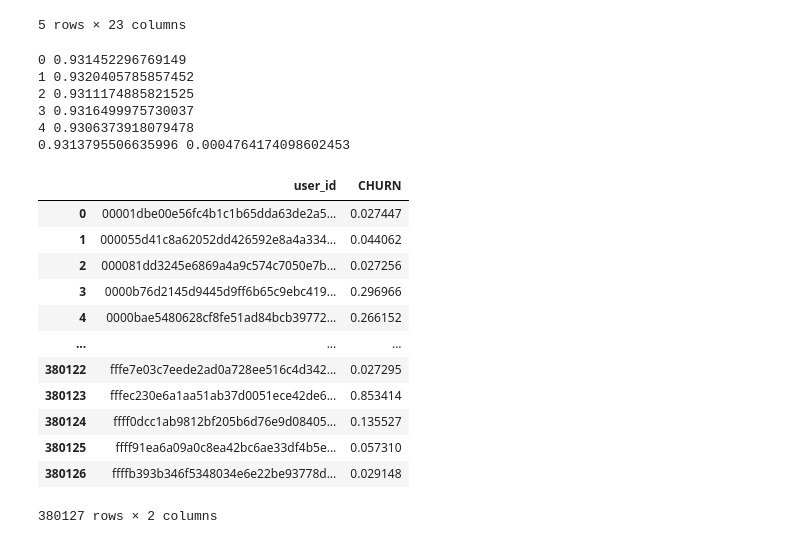
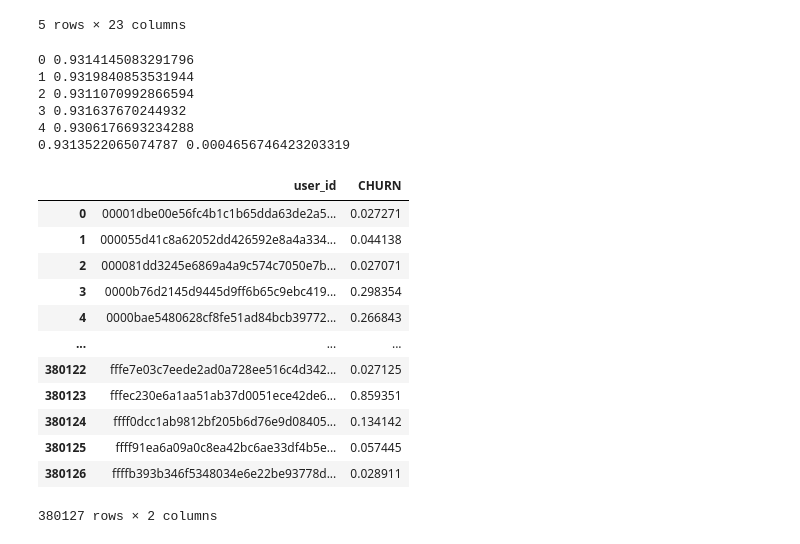
Before and after one commit to feeeper/zindi-expresso-churn-prediction-challenge, a Jupyter notebook: stacking.ipynb, the cells around one changed output. Saved outputs shown, nothing was run; the diff lists cells and outputs as text; code cells hidden in the pictures.

```diff
--- a/stacking.ipynb
+++ b/stacking.ipynb
@@ -33,6 +35,8 @@ df4 = pd.read_csv("./data/train_pred_4.csv")
 df4.columns = ["id", "pred_4"]
 df5 = pd.read_csv("./data/train_pred_5.csv")
 df5.columns = ["id", "pred_5"]
+df6 = pd.read_csv("./data/train_pred_6.csv")
+df6.columns = ["id", "pred_6"]
 
 df_test1 = pd.read_csv("./data/test_pred_1.csv")
 df_test1.columns = ["id", "pred_1"]
@@ -44,18 +48,22 @@ df_test4 = pd.read_csv("./data/test_pred_4.csv")
 df_test4.columns = ["id", "pred_4"]
 df_test5 = pd.read_csv("./data/test_pred_5.csv")
 df_test5.columns = ["id", "pred_5"]
+df_test6 = pd.read_csv("./data/test_pred_6.csv")
+df_test6.columns = ["id", "pred_6"]
 
 df = df.merge(df1, left_on="user_id", right_on='id', how="left")
 df = df.merge(df2, left_on="user_id", right_on='id', how="left")
 df = df.merge(df3, left_on="user_id", right_on='id', how="left")
 df = df.merge(df4, left_on="user_id", right_on='id', how="left")
 df = df.merge(df5, left_on="user_id", right_on='id', how="left")
+df = df.merge(df6, left_on="user_id", right_on='id', how="left")
 
 df_test = df_test.merge(df_test1, left_on="user_id", right_on='id', how="left")
 df_test = df_test.merge(df_test2, left_on="user_id", right_on='id', how="left")
 df_test = df_test.merge(df_test3, left_on="user_id", right_on='id', how="left")
 df_test = df_test.merge(df_test4, left_on="user_id", right_on='id', how="left")
 df_test = df_test.merge(df_test5, left_on="user_id", right_on='id', how="left")
+df_test = df_test.merge(df_test6, left_on="user_id", right_on='id', how="left")
 
 df.head()
 # %% [output]
@@ -131,7 +139,7 @@ params = [
      gb_fit_params_builder),
 ]
 # %%
-useful_features = ["pred_1", "pred_2", "pred_3", "pred_4", "pred_5"]
+useful_features = ["pred_1", "pred_2", "pred_3", "pred_4", "pred_5", "pred_6"]
 df_test = df_test[useful_features]
 
 def build_levels(classifier, params, fit_params_buidler, num):
@@ -145,7 +153,7 @@ def build_levels(classifier, params, fit_params_buidler, num):
         xvalid = df[df.kfold == fold].reset_index(drop=True)
         xtest = df_test.copy()
 
-        valid_ids = xvalid.id.values.tolist()
+        valid_ids = xvalid.user_id.values.tolist()
 
         ytrain = xtrain['CHURN']
         yvalid = xvalid['CHURN']
@@ -504,30 +512,36 @@ for fold in range(5):
     scores.append(score)
 
 print(np.mean(scores), np.std(scores))
+# 0 0.931452296769149
+# 1 0.9320405785857452
+# 2 0.9311174885821525
+# 3 0.9316499975730037
+# 4 0.9306373918079478
+# 0.9313795506635996 0.0004764174098602453
 # %% [output]
-0 0.931452296769149
-1 0.9320405785857452
-2 0.9311174885821525
-3 0.9316499975730037
-4 0.9306373918079478
-0.9313795506635996 0.0004764174098602453
+0 0.9314145083291796
+1 0.9319840853531944
+2 0.9311070992866594
+3 0.931637670244932
+4 0.9306176693234288
+0.9313522065074787 0.0004656746423203319
 # %%
 sample_submission = pd.read_csv("./data/SampleSubmission.csv")
 sample_submission['CHURN'] = np.mean(np.column_stack(final_predictions), axis=1)
-sample_submission.to_csv("./data/submission-stack-2.csv", index=False)
+sample_submission.to_csv("./data/submission-stack-3.csv", index=False)
 
 sample_submission
 # %% [output]
 |  | user_id | CHURN |
-| 0 | 00001dbe00e56fc4b1c1b65dda63de2a5... | 0.027447 |
-| 1 | 000055d41c8a62052dd426592e8a4a334... | 0.044062 |
-| 2 | 000081dd3245e6869a4a9c574c7050e7b... | 0.027256 |
-| 3 | 0000b76d2145d9445d9ff6b65c9ebc419... | 0.296966 |
-| 4 | 0000bae5480628cf8fe51ad84bcb39772... | 0.266152 |
+| 0 | 00001dbe00e56fc4b1c1b65dda63de2a5... | 0.027271 |
+| 1 | 000055d41c8a62052dd426592e8a4a334... | 0.044138 |
+| 2 | 000081dd3245e6869a4a9c574c7050e7b... | 0.027071 |
+| 3 | 0000b76d2145d9445d9ff6b65c9ebc419... | 0.298354 |
+| 4 | 0000bae5480628cf8fe51ad84bcb39772... | 0.266843 |
 | ... | ... | ... |
-| 380122 | fffe7e03c7eede2ad0a728ee516c4d342... | 0.027295 |
-| 380123 | fffec230e6a1aa51ab37d0051ece42de6... | 0.853414 |
-| 380124 | ffff0dcc1ab9812bf205b6d76e9d08405... | 0.135527 |
-| 380125 | ffff91ea6a09a0c8ea42bc6ae33df4b5e... | 0.057310 |
-| 380126 | ffffb393b346f5348034e6e22be93778d... | 0.029148 |
+| 380122 | fffe7e03c7eede2ad0a728ee516c4d342... | 0.027125 |
+| 380123 | fffec230e6a1aa51ab37d0051ece42de6... | 0.859351 |
+| 380124 | ffff0dcc1ab9812bf205b6d76e9d08405... | 0.134142 |
+| 380125 | ffff91ea6a09a0c8ea42bc6ae33df4b5e... | 0.057445 |
+| 380126 | ffffb393b346f5348034e6e22be93778d... | 0.028911 |
 380127 rows × 2 columns
```
Also changed, not shown: parts of 3 cells of this notebook, 2 other files.
